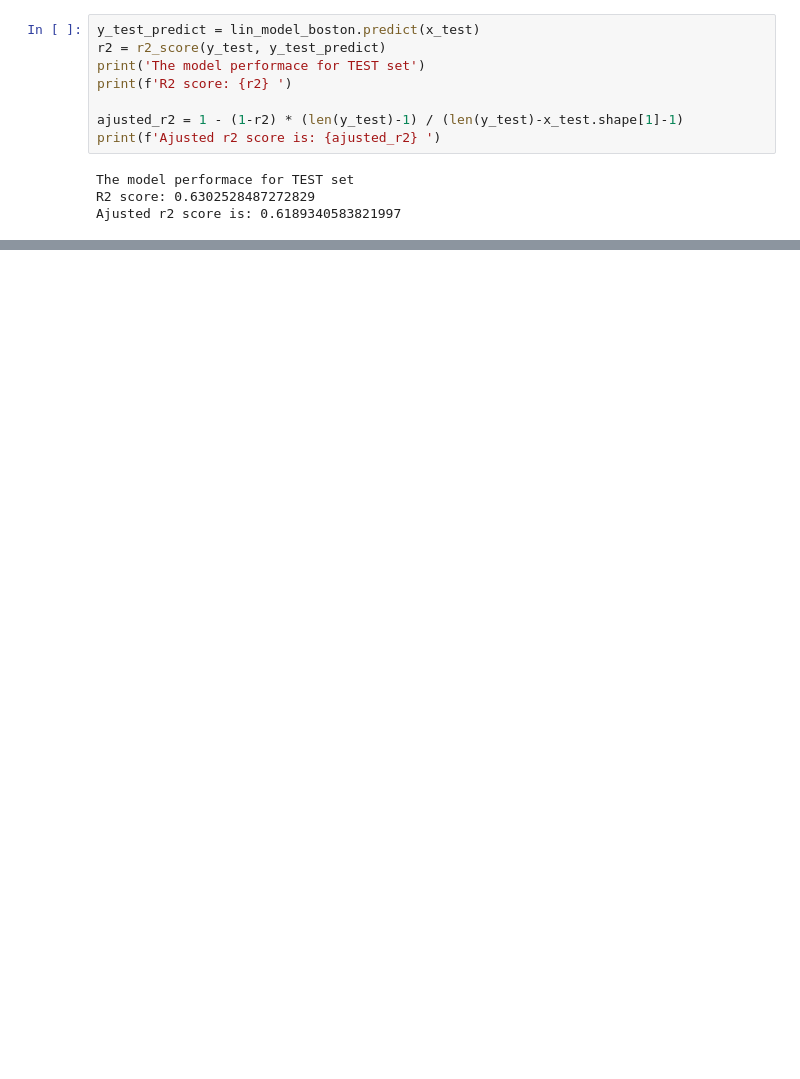
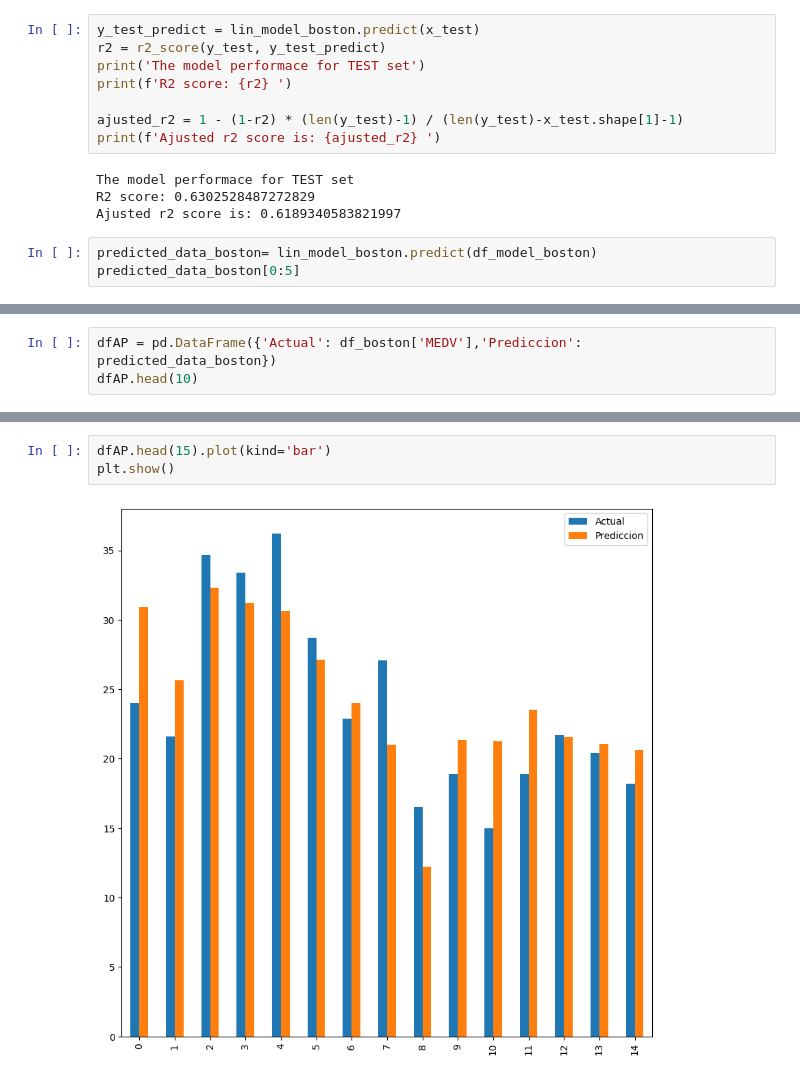
Before and after one commit to tackel/Ciencia-de-datos---Curso, a Jupyter notebook: Regreson Lineal Multiple/regre_lineal_multiple.ipynb, the cells around one changed output, grey strips where cells are left out. Drawn from its saved outputs; the diff is of its cells as text; blank space fills up the shorter version.

```diff
--- a/Regreson Lineal Multiple/regre_lineal_multiple.ipynb
+++ b/Regreson Lineal Multiple/regre_lineal_multiple.ipynb
@@ -165,3 +165,6 @@ print(f'Ajusted r2 score is: {ajusted_r2} ')
 The model performace for TEST set
 R2 score: 0.6302528487272829
 Ajusted r2 score is: 0.6189340583821997
+# %%
+predicted_data_boston= lin_model_boston.predict(df_model_boston)
+predicted_data_boston[0:5]
@@ -167,0 +173,3 @@ Ajusted r2 score is: 0.6189340583821997
+# %%
+dfAP = pd.DataFrame({'Actual': df_boston['MEDV'],'Prediccion': predicted_data_boston})
+dfAP.head(10)
@@ -167,0 +188,5 @@ Ajusted r2 score is: 0.6189340583821997
+# %%
+dfAP.head(15).plot(kind='bar')
+plt.show()
+# %% [output]
+[figure, added]
```
Also changed, not shown: parts of 5 cells of this notebook.
